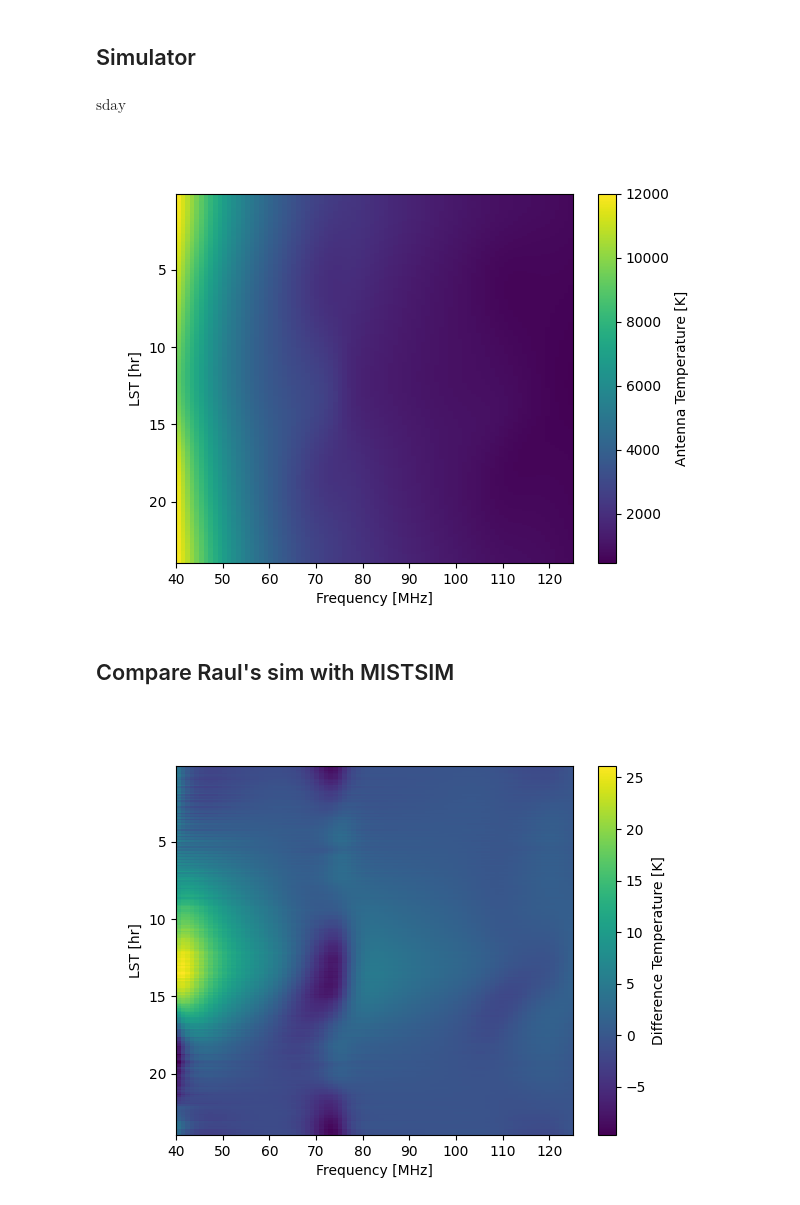
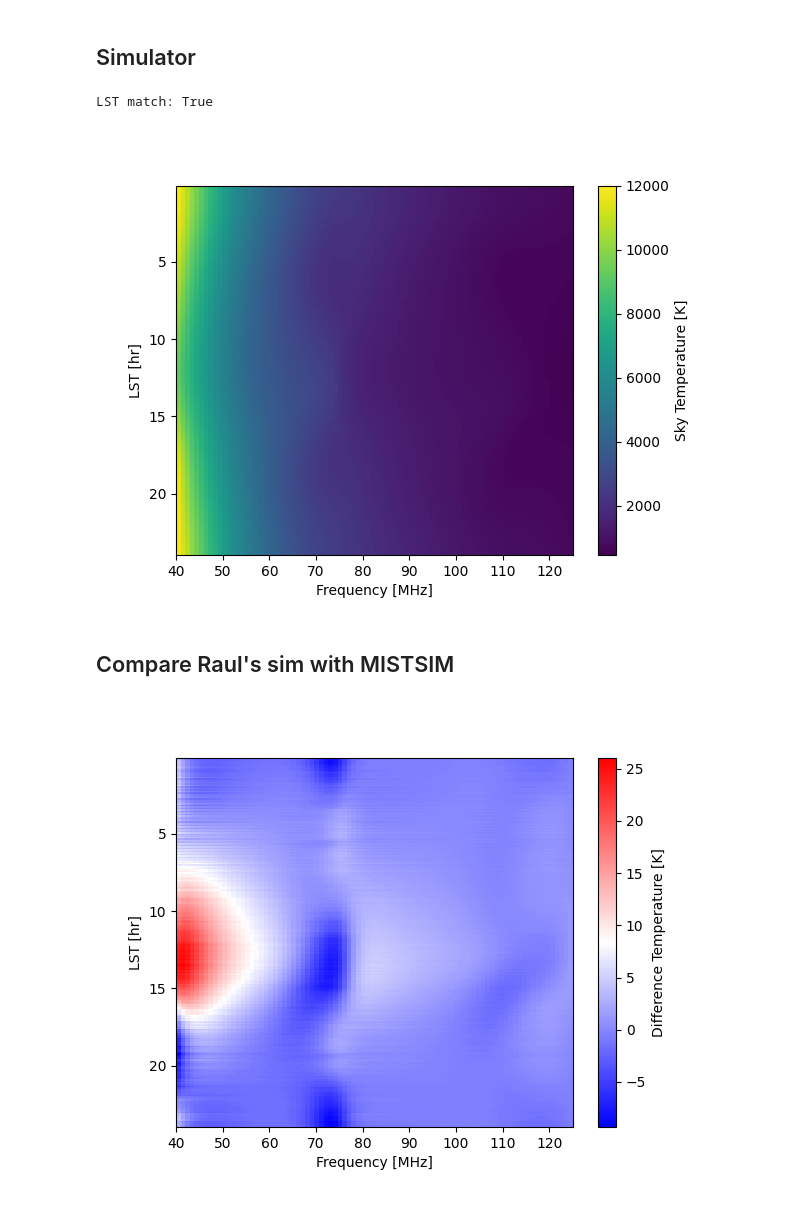
Before and after one commit to MIST-Experiment/mistsim, a Jupyter notebook: examples/sim_comparison.ipynb, the cells around one changed output. Saved outputs shown, nothing was run; the diff lists cells and outputs as text; code cells hidden in the pictures.

Commit message:
rerun notebook with higher lmax

```diff
--- a/examples/sim_comparison.ipynb
+++ b/examples/sim_comparison.ipynb
@@ -58,7 +58,7 @@ import s2fft
 import mistsim as ms
 # %%
 NSIDE = 128
-SIM_LMAX = 100
+SIM_LMAX = 150
 # %% [markdown]
 ## Sky model
 # %%
@@ -71,9 +71,8 @@ def load_haslam(fname="haslam408_ds_Remazeilles2014.fits"):
     return data, header
 
 def scale_map(m, freqs, beta=-2.55, f0=408, tcmb=2.725):
-    mscale = m - tcmb
     scale = (freqs/f0)**beta
-    return (m-tcmb)[None] * scale[:, None] + tcmb
+    return (m-tcmb)[None, :] * scale[:, None] + tcmb
 # %%
 data, hdr = load_haslam()
 print(hdr)
@@ -183,10 +182,6 @@ horizon = horizon[:, None]
 beam = ms.Beam(gain, freqs, horizon=horizon, lmax=SIM_LMAX)
 # %% [markdown]
 ## Simulator
-# %%
-u.
-# %% [output]
-$\mathrm{sday}$
 # %%
 # define observation time and location, 0 to 24 hrs, 6 min bins
 lon = -90.74750
@@ -213,6 +208,9 @@ def lst_to_time(lst_arr, t0=t0):
     return times
 
 times = lst_to_time(lst)
+print(f"LST match: {np.allclose(times.sidereal_time("mean").hour, lst)}")
+# %% [output]
+LST match: True
 # %%
 sim = ms.Simulator(beam, sky_alm, times.jd, freqs, lon, lat, alt=alt, Tgnd=0)
 # %%
@@ -222,23 +220,23 @@ tsky = ms.sim.correct_ground_loss(tant, fgnd, sim.Tgnd)
 # %%
 plt.figure()
 plt.imshow(tsky, interpolation="none", aspect="auto", extent=[freqs[0], freqs[-1], lst[-1], lst[0]], vmin=450, vmax=12000)
-plt.colorbar(label="Antenna Temperature [K]")
+plt.colorbar(label="Sky Temperature [K]")
 plt.xlabel("Frequency [MHz]")
 plt.ylabel("LST [hr]")
 plt.show()
 # %% [output]
-[figure, old version]
+[figure, new version]
 # %% [markdown]
 ## Compare Raul's sim with MISTSIM
 # %%
 # ant_temp_r = raul's sim, tsky = mistsim
 diff = ant_temp_r - tsky
 
 plt.figure()
-plt.imshow(diff, interpolation="none", aspect="auto", extent=[freqs[0], freqs[-1], lst[-1], lst[0]])
+plt.imshow(diff, interpolation="none", aspect="auto", extent=[freqs[0], freqs[-1], lst[-1], lst[0]], cmap="bwr")
 plt.colorbar(label="Difference Temperature [K]")
 plt.xlabel("Frequency [MHz]")
 plt.ylabel("LST [hr]")
 plt.show()
 # %% [output]
-[figure, old version]
+[figure, new version]
```
Also changed, not shown: parts of 6 cells of this notebook.
